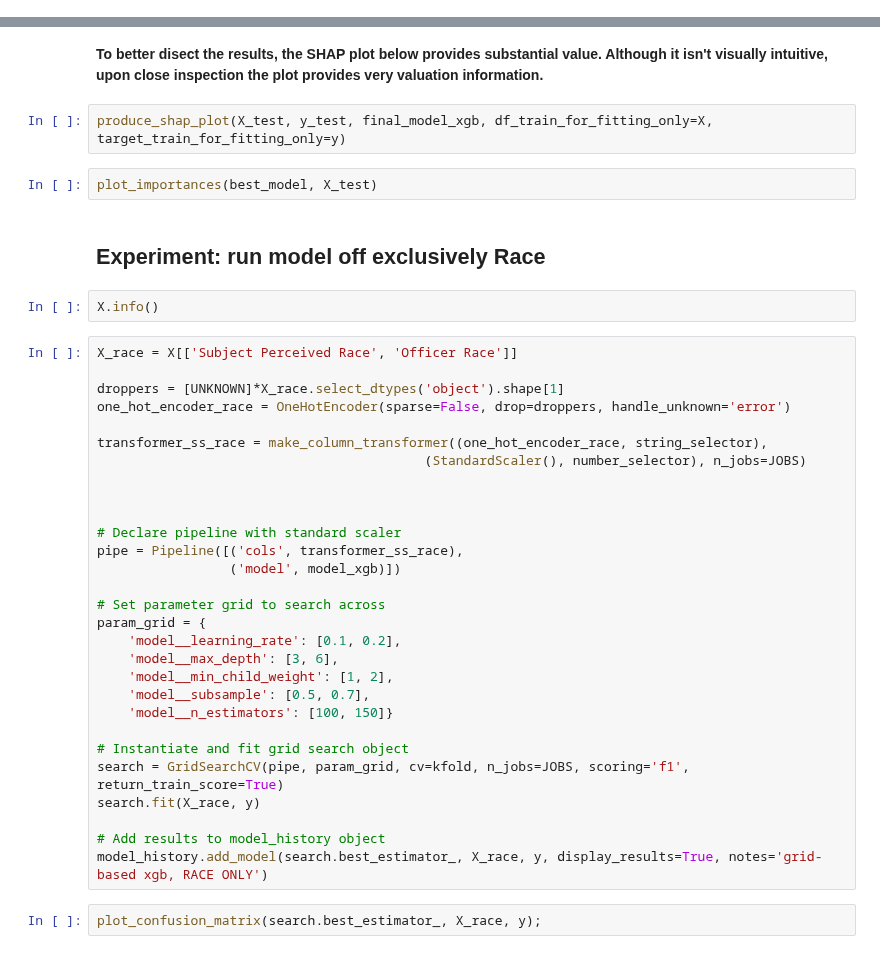
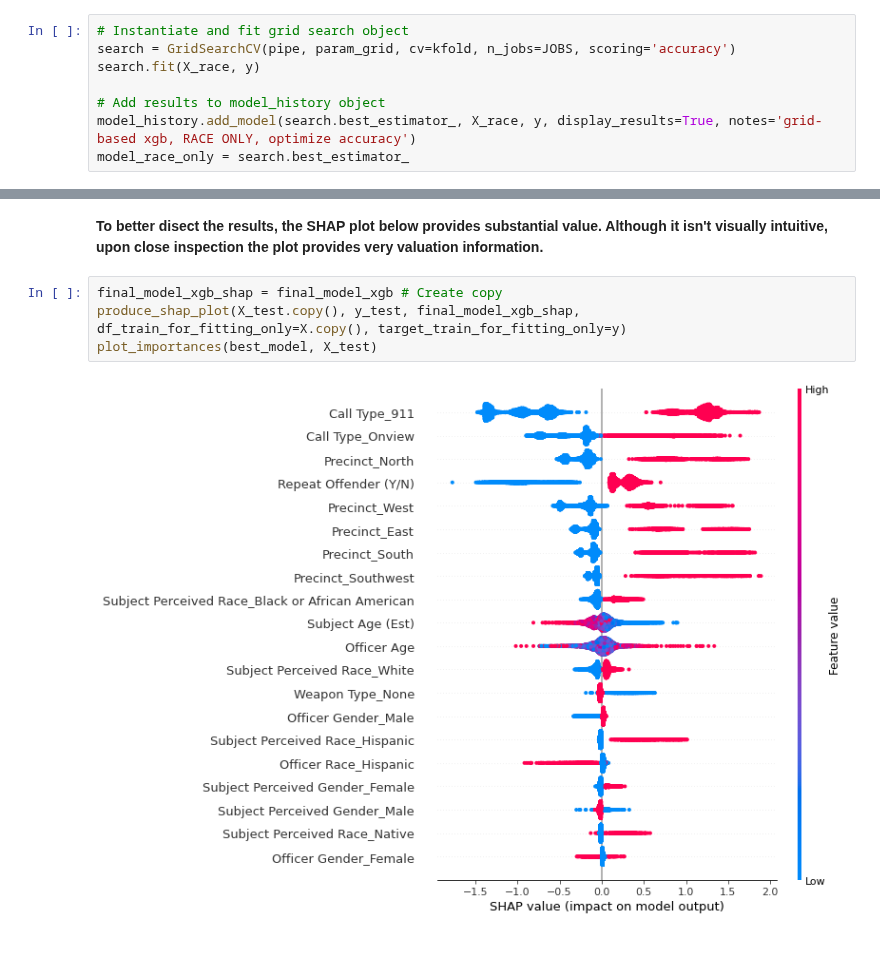
Before and after one commit to sethnlewis/Policing-Bias, a Jupyter notebook: notebooks/final_notebook.ipynb, the cells around one changed output, grey strips where cells are left out. Saved outputs shown, nothing was run; the diff lists cells and outputs as text.

```diff
--- a/notebooks/final_notebook.ipynb
+++ b/notebooks/final_notebook.ipynb
@@ -840,0 +818,8 @@ best_model = final_model_xgb
+# %%
+# Instantiate and fit grid search object
+search = GridSearchCV(pipe, param_grid, cv=kfold, n_jobs=JOBS, scoring='accuracy')
+search.fit(X_race, y)
+
+# Add results to model_history object
+model_history.add_model(search.best_estimator_, X_race, y, display_results=True, notes='grid-based xgb, RACE ONLY, optimize accuracy')
+model_race_only = search.best_estimator_
@@ -851,41 +852,8 @@ plot_confusion_matrix(best_model, X_test, y_test);
 # %% [markdown]
 **To better disect the results, the SHAP plot below provides substantial value. Although it isn't visually intuitive, upon close inspection the plot provides very valuation information.**
 # %%
-produce_shap_plot(X_test, y_test, final_model_xgb, df_train_for_fitting_only=X, target_train_for_fitting_only=y)
+final_model_xgb_shap = final_model_xgb # Create copy
+produce_shap_plot(X_test.copy(), y_test, final_model_xgb_shap, df_train_for_fitting_only=X.copy(), target_train_for_fitting_only=y)
+plot_importances(best_model, X_test)
+# %% [output]
+[figure, added]
-# %%
-plot_importances(best_model, X_test)
-# %% [markdown]
-## Experiment: run model off exclusively Race
-# %%
-X.info()
-# %%
-X_race = X[['Subject Perceived Race', 'Officer Race']]
-
-droppers = [UNKNOWN]*X_race.select_dtypes('object').shape[1]
-one_hot_encoder_race = OneHotEncoder(sparse=False, drop=droppers, handle_unknown='error')
-
-transformer_ss_race = make_column_transformer((one_hot_encoder_race, string_selector),
-                                          (StandardScaler(), number_selector), n_jobs=JOBS)
-
-
-
-# Declare pipeline with standard scaler
-pipe = Pipeline([('cols', transformer_ss_race),
-                 ('model', model_xgb)])
-
-# Set parameter grid to search across
-param_grid = {
-    'model__learning_rate': [0.1, 0.2],
-    'model__max_depth': [3, 6],
-    'model__min_child_weight': [1, 2],
-    'model__subsample': [0.5, 0.7],
-    'model__n_estimators': [100, 150]}
-
-# Instantiate and fit grid search object
-search = GridSearchCV(pipe, param_grid, cv=kfold, n_jobs=JOBS, scoring='f1', return_train_score=True)
-search.fit(X_race, y)
-
-# Add results to model_history object
-model_history.add_model(search.best_estimator_, X_race, y, display_results=True, notes='grid-based xgb, RACE ONLY')
-# %%
-plot_confusion_matrix(search.best_estimator_, X_race, y);
```
Also changed, not shown: parts of 31 cells of this notebook, 2 other files.
